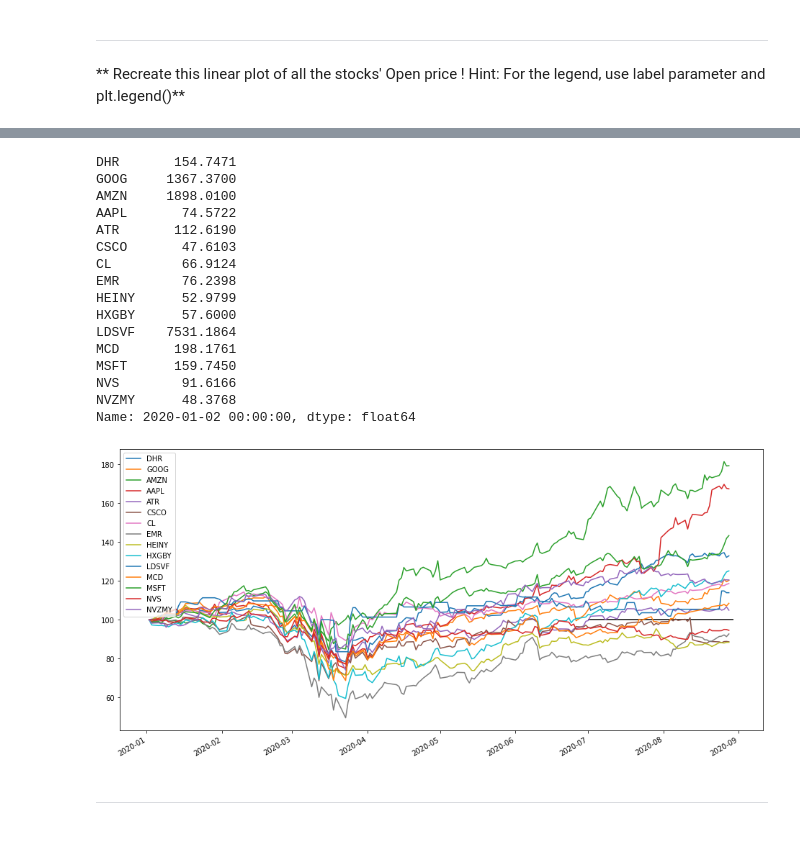
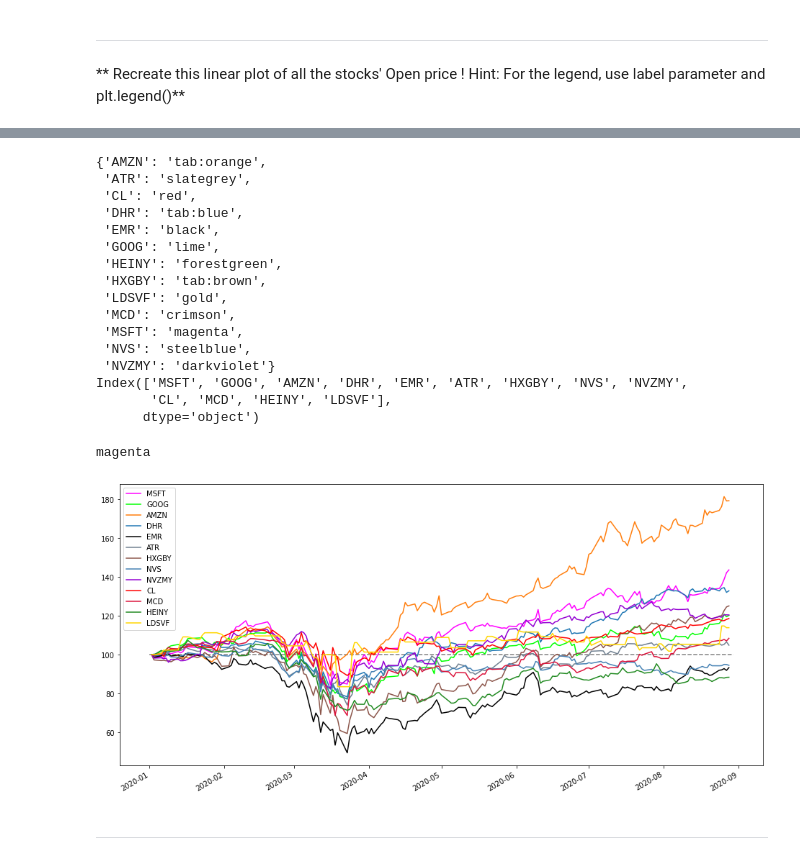
Before and after one commit to sven227/alphapp, a Jupyter notebook: stocks_basic_pf_sven.ipynb, the cells around one changed output, grey strips where cells are left out. Saved outputs shown, nothing was run; the diff lists cells and outputs as text; code cells hidden in the pictures.

```diff
--- a/stocks_basic_pf_sven.ipynb
+++ b/stocks_basic_pf_sven.ipynb
@@ -210,8 +412,17 @@ ____
 # %%
 #startd_new = string2date('2020-07-01')
 #endd_new = string2date('2020-08-01')
-#startd_new.date()
-#pf_vol.iloc[startd_new.date():endd_new.date(),:]
-startd = '2020-07-01'
-pf1 = pf.loc[startd:,:]
-pf1_vol = pf_vol.loc[startd:,:]
+
+
+startd = '2020-01-01'
+included = bool_list_high_tech
+#pf1 = pf.loc[startd:,:]
+#pf1 = pf.loc[startd:,bool_list_consumer]
+#pf1_vol = pf_vol.loc[startd:,:]
+#pf1_vol = pf_vol.loc[startd:,bool_list_consumer]
+pf1 = pf_filtered(pf,startd,included)
+pf1_vol = pf_filtered(pf_vol,startd,included)
+
+pprint.pprint(pf1.head(3))
+print('\n')
+pprint.pprint(pf1_vol.head(3))
@@ -218,27 +440,35 @@ pf1_vol = pf_vol.loc[startd:,:]
+# %%
+pprint.pprint(color_dict)
+print(pf.columns)
+# %% [output]
+{'AMZN': 'tab:orange',
+ 'ATR': 'slategrey',
+ 'CL': 'red',
+ 'DHR': 'tab:blue',
+ 'EMR': 'black',
+ 'GOOG': 'lime',
+ 'HEINY': 'forestgreen',
+ 'HXGBY': 'tab:brown',
+ 'LDSVF': 'gold',
+ 'MCD': 'crimson',
+ 'MSFT': 'magenta',
+ 'NVS': 'steelblue',
+ 'NVZMY': 'darkviolet'}
+Index(['MSFT', 'GOOG', 'AMZN', 'DHR', 'EMR', 'ATR', 'HXGBY', 'NVS', 'NVZMY',
+       'CL', 'MCD', 'HEINY', 'LDSVF'],
+      dtype='object')
 # %%
-print(pf.iloc[0])
+#print(pf.iloc[0])
+print(color_dict.get('MSFT'))
 
-(pf / pf.iloc[0] * 100).plot(figsize=(16, 8))
-plt.hlines(100, startd,endd,colors='black', linestyles='solid')
+color_list = [color_dict.get(x, _) for x in pf.columns]
+
+(pf / pf.iloc[0] * 100).plot(color=color_list, figsize=(16, 8))
+plt.hlines(100, startd,endd,colors='gray', linestyles='--')
 plt.legend(loc=2);
 # %% [output]
-DHR       154.7471
-GOOG     1367.3700
-AMZN     1898.0100
-AAPL       74.5722
-ATR       112.6190
-CSCO       47.6103
-CL         66.9124
-EMR        76.2398
-HEINY      52.9799
-HXGBY      57.6000
-LDSVF    7531.1864
-MCD       198.1761
-MSFT      159.7450
-NVS        91.6166
-NVZMY      48.3768
-Name: 2020-01-02 00:00:00, dtype: float64
+magenta
-[figure, old version]
+[figure, new version]
 # %% [markdown]
 ____
 # %% [markdown]
```
Also changed, not shown: parts of 54 cells of this notebook, 2 other files.
